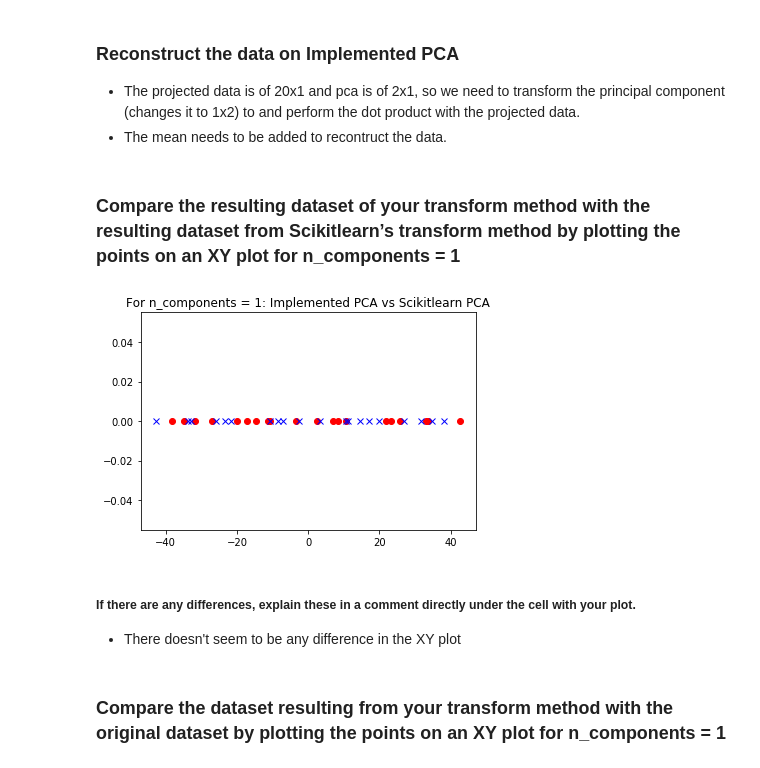
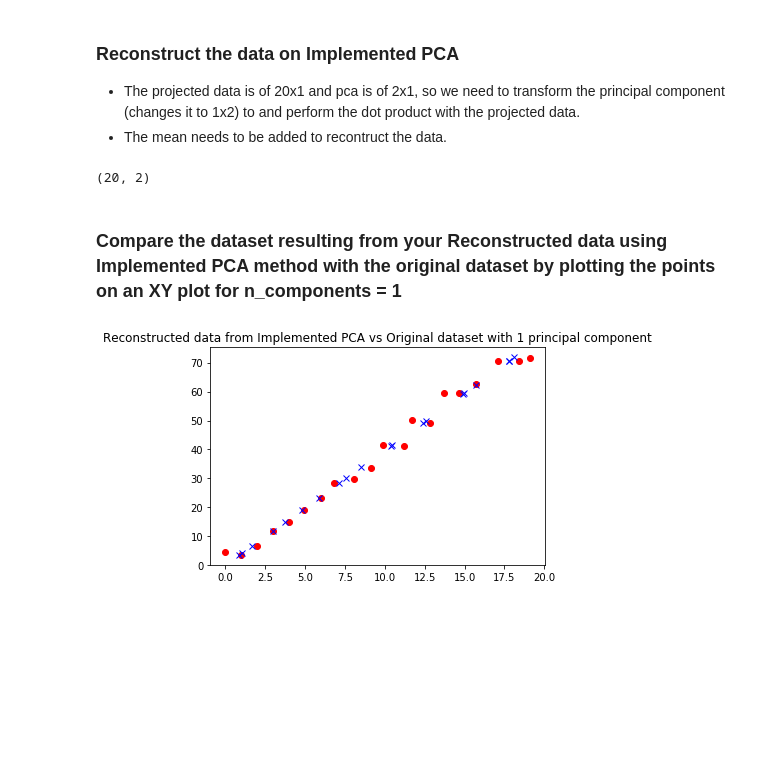
Before and after one commit to vipulpopat/MSCAI_CE4021_Week5, a Jupyter notebook: Etivity5.ipynb, the cells around one changed output. Drawn from its saved outputs; the diff is of its cells as text; code cells hidden in the pictures; blank space fills up the shorter version.

```diff
--- a/Etivity5.ipynb
+++ b/Etivity5.ipynb
@@ -116,12 +116,10 @@ class New_PCA:
 # %% [markdown]
 ### Test  and Compare the PCA code for n_components = 2
 # %%
-n=2
-
 # *************************************************************
-# Run the Implemented learn PCA
+# Run the Implemented PCA
 # *************************************************************
-derived_pca = New_PCA(n)
+derived_pca = New_PCA(n_components=2)
 derived_pca.fit(data)
 derived_projected_data_2 = derived_pca.transform(data)
 
@@ -133,7 +131,7 @@ derived_pca_eigen_values = derived_pca.eigen_vals
 # *************************************************************
 # Run the Scikit learn PCA
 # *************************************************************
-scikit_pca = PCA(n)
+scikit_pca = PCA(n_components=2)
 scikit_pca.fit(data)
 scikit_pca.transform(data)
 
@@ -210,12 +208,10 @@ for n in (2,1):
 # %% [markdown]
 ### Test the PCA code for n_components = 1
 # %%
-n=1
-
 # *************************************************************
-# Run the Implemented learn PCA for n=1
+# Run the Implemented PCA for n=1
 # *************************************************************
-derived_pca = New_PCA(n)
+derived_pca = New_PCA(n_components=1)
 derived_pca.fit(data)
 # Store the projceted data for reconstructing the data
 derived_projected_data_1 = derived_pca.transform(data)
@@ -226,7 +222,7 @@ derived_pca_eigen_vector_1 = derived_pca.components_
 # *************************************************************
 # Run the Scikit learn PCA for n=1
 # *************************************************************
-scikit_pca = PCA(n)
+scikit_pca = PCA(n_components=1)
 scikit_pca.fit(data)
 scikit_pca.transform(data)
 scikit_projected_data_1 = scikit_pca.transform(data)
@@ -237,19 +294,17 @@ scikit_projected_data_1 = scikit_pca.transform(data)
 # %%
 # Reconstruct the data on Implemented PCA
 reconstructed_data_1 = np.dot(derived_projected_data_1, derived_pca_eigen_vector_1.T) + np.mean(data, axis=0)
+reconstructed_data_1.shape
+# %% [output]
+(20, 2)
 # %% [markdown]
-### Compare the resulting dataset of your transform method with the resulting dataset from Scikitlearn’s transform method by plotting the points on an XY plot for n_components = 1
+### Compare the dataset resulting from your Reconstructed data using Implemented PCA method with the original dataset by plotting the points on an XY plot for n_components = 1
 # %%
-# Compare the resulting dataset of your transform method with the resulting dataset from Scikitlearn’s transform
+# Compare the dataset resulting from Implemented PCA transform method with the original dataset
 
-plt.title("For n_components = 1: Implemented PCA vs Scikitlearn PCA")
-plt.plot(scikit_projected_data_1[:,0], np.zeros(len(scikit_projected_data_1)), 'ro')
-plt.plot(derived_projected_data_1[:,0], np.zeros(len(derived_projected_data_1)), 'bx')
+plt.title("Reconstructed data from Implemented PCA vs Original dataset with 1 principal component")
+plt.plot(data[:,0], data[:,1], 'ro')
+plt.plot(reconstructed_data_1[:,0], reconstructed_data_1[:,1], 'bx')
 plt.show()
 # %% [output]
-[figure, old version]
+[figure, new version]
-# %% [markdown]
-##### If there are any differences, explain these in a comment directly under the cell with your plot.
-- There doesn't seem to be any difference in the XY plot
-# %% [markdown]
-### Compare the dataset resulting from your transform method with the original dataset by plotting the points on an XY plot for n_components = 1
```
Also changed, not shown: parts of 10 cells of this notebook.
